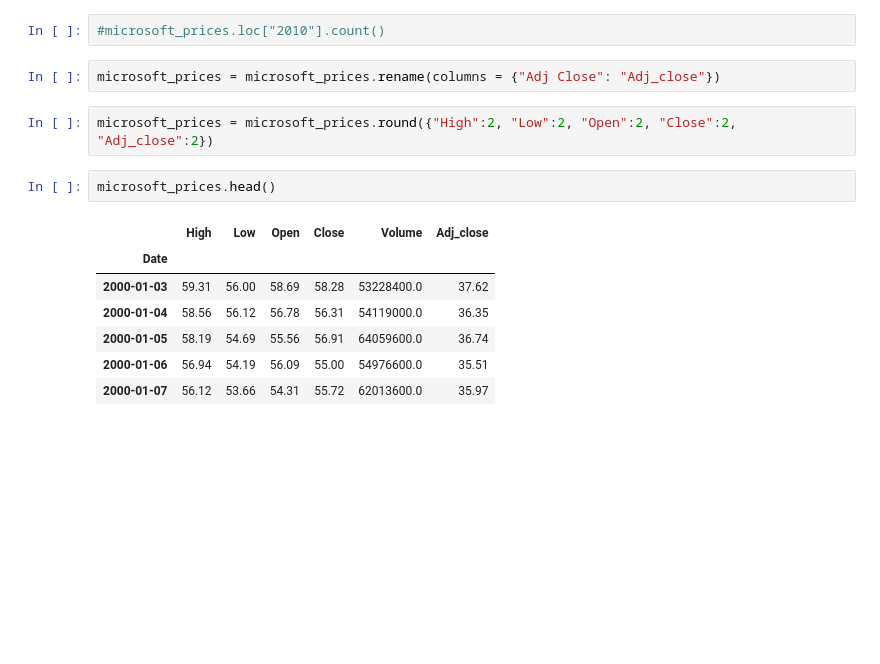
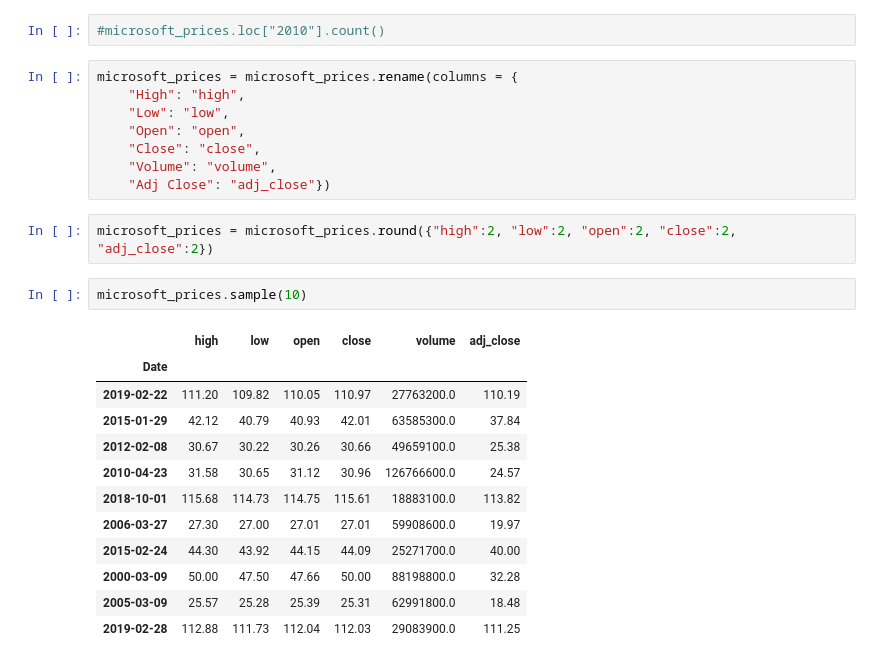
Before and after one commit to YanaSSS/Predicting-Daily-Stock-Returns-with-Machine-Learning-models, a Jupyter notebook: Predicting Stock Prices with Different Machine Learning Models.ipynb, the cells around one changed output. Drawn from its saved outputs; the diff is of its cells as text; blank space fills up the shorter version.

```diff
--- a/Predicting Stock Prices with Different Machine Learning Models.ipynb
+++ b/Predicting Stock Prices with Different Machine Learning Models.ipynb
@@ -70,19 +76,30 @@ Name: Date, dtype: int64
 # %%
 #microsoft_prices.loc["2010"].count()
 # %%
-microsoft_prices = microsoft_prices.rename(columns = {"Adj Close": "Adj_close"})
+microsoft_prices = microsoft_prices.rename(columns = {
+    "High": "high",
+    "Low": "low",
+    "Open": "open",
+    "Close": "close",
+    "Volume": "volume",
+    "Adj Close": "adj_close"})
 # %%
-microsoft_prices = microsoft_prices.round({"High":2, "Low":2, "Open":2, "Close":2, "Adj_close":2})
+microsoft_prices = microsoft_prices.round({"high":2, "low":2, "open":2, "close":2, "adj_close":2})
-# %%
-microsoft_prices.head()
-# %% [output]
-|  | High | Low | Open | Close | Volume | Adj_close |
-| Date |  |  |  |  |  |  |
-| 2000-01-03 | 59.31 | 56.00 | 58.69 | 58.28 | 53228400.0 | 37.62 |
-| 2000-01-04 | 58.56 | 56.12 | 56.78 | 56.31 | 54119000.0 | 36.35 |
-| 2000-01-05 | 58.19 | 54.69 | 55.56 | 56.91 | 64059600.0 | 36.74 |
-| 2000-01-06 | 56.94 | 54.19 | 56.09 | 55.00 | 54976600.0 | 35.51 |
-| 2000-01-07 | 56.12 | 53.66 | 54.31 | 55.72 | 62013600.0 | 35.97 |
+# %%
+microsoft_prices.sample(10)
+# %% [output]
+|  | high | low | open | close | volume | adj_close |
+| Date |  |  |  |  |  |  |
+| 2019-02-22 | 111.20 | 109.82 | 110.05 | 110.97 | 27763200.0 | 110.19 |
+| 2015-01-29 | 42.12 | 40.79 | 40.93 | 42.01 | 63585300.0 | 37.84 |
+| 2012-02-08 | 30.67 | 30.22 | 30.26 | 30.66 | 49659100.0 | 25.38 |
+| 2010-04-23 | 31.58 | 30.65 | 31.12 | 30.96 | 126766600.0 | 24.57 |
+| 2018-10-01 | 115.68 | 114.73 | 114.75 | 115.61 | 18883100.0 | 113.82 |
+| 2006-03-27 | 27.30 | 27.00 | 27.01 | 27.01 | 59908600.0 | 19.97 |
+| 2015-02-24 | 44.30 | 43.92 | 44.15 | 44.09 | 25271700.0 | 40.00 |
+| 2000-03-09 | 50.00 | 47.50 | 47.66 | 50.00 | 88198800.0 | 32.28 |
+| 2005-03-09 | 25.57 | 25.28 | 25.39 | 25.31 | 62991800.0 | 18.48 |
+| 2019-02-28 | 112.88 | 111.73 | 112.04 | 112.03 | 29083900.0 | 111.25 |
 # %%
 microsoft_prices.info()
 #no null values
```
Also changed, not shown: parts of 8 cells of this notebook.
